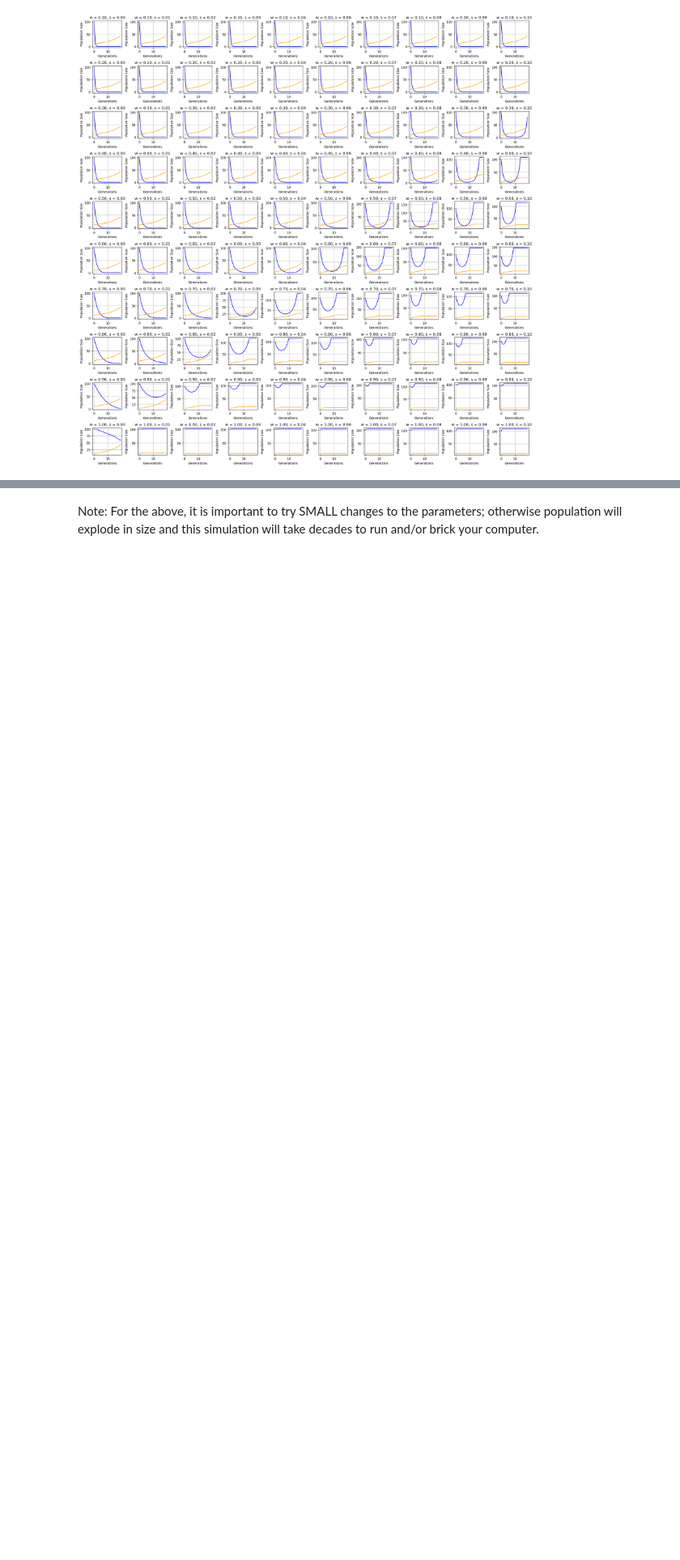
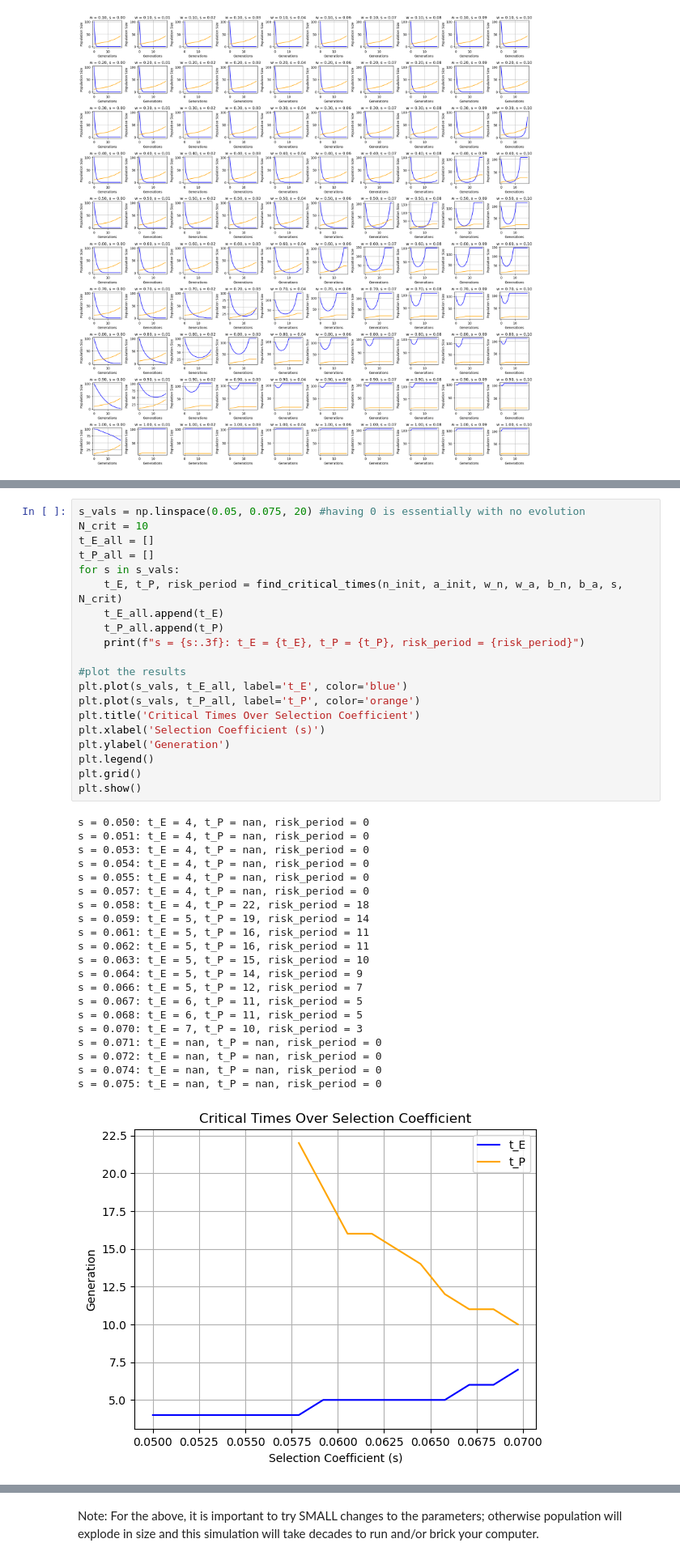
Before and after one commit to jonazhu/extinctionmodeling, a Jupyter notebook: q2_invadingspecies/invader_model.ipynb, the cells around one changed output, grey strips where cells are left out. Shown at 81% size. Cells and saved outputs as stored; diff of their text form; blank space fills up the shorter version.

Commit message:
periodicity analysis

```diff
--- a/q2_invadingspecies/invader_model.ipynb
+++ b/q2_invadingspecies/invader_model.ipynb
@@ -179,3 +244,45 @@ plt.show()
+# %%
+s_vals = np.linspace(0.05, 0.075, 20) #having 0 is essentially with no evolution
+N_crit = 10
+t_E_all = []
+t_P_all = []
+for s in s_vals:
+    t_E, t_P, risk_period = find_critical_times(n_init, a_init, w_n, w_a, b_n, b_a, s, N_crit)
+    t_E_all.append(t_E)
+    t_P_all.append(t_P)
+    print(f"s = {s:.3f}: t_E = {t_E}, t_P = {t_P}, risk_period = {risk_period}")
+
+#plot the results
+plt.plot(s_vals, t_E_all, label='t_E', color='blue')
+plt.plot(s_vals, t_P_all, label='t_P', color='orange')
+plt.title('Critical Times Over Selection Coefficient')
+plt.xlabel('Selection Coefficient (s)')
+plt.ylabel('Generation')
+plt.legend()
+plt.grid()
+plt.show()
+# %% [output]
+s = 0.050: t_E = 4, t_P = nan, risk_period = 0
+s = 0.051: t_E = 4, t_P = nan, risk_period = 0
+s = 0.053: t_E = 4, t_P = nan, risk_period = 0
+s = 0.054: t_E = 4, t_P = nan, risk_period = 0
+s = 0.055: t_E = 4, t_P = nan, risk_period = 0
+s = 0.057: t_E = 4, t_P = nan, risk_period = 0
+s = 0.058: t_E = 4, t_P = 22, risk_period = 18
+s = 0.059: t_E = 5, t_P = 19, risk_period = 14
+s = 0.061: t_E = 5, t_P = 16, risk_period = 11
+s = 0.062: t_E = 5, t_P = 16, risk_period = 11
+s = 0.063: t_E = 5, t_P = 15, risk_period = 10
+s = 0.064: t_E = 5, t_P = 14, risk_period = 9
+s = 0.066: t_E = 5, t_P = 12, risk_period = 7
+s = 0.067: t_E = 6, t_P = 11, risk_period = 5
+s = 0.068: t_E = 6, t_P = 11, risk_period = 5
+s = 0.070: t_E = 7, t_P = 10, risk_period = 3
+s = 0.071: t_E = nan, t_P = nan, risk_period = 0
+s = 0.072: t_E = nan, t_P = nan, risk_period = 0
+s = 0.074: t_E = nan, t_P = nan, risk_period = 0
+s = 0.075: t_E = nan, t_P = nan, risk_period = 0
+[figure, added]
 # %% [markdown]
 ## Discrete-Time, Quantitative Genetic Model
 In this model, essentially we have a bunch of loci that contribute to fitness; like most complex traits, this follows a normal distribution. For simplicity's sake, we ignore the loci (mutation doesn't matter, so we can do this) and focus on the resulting normally distributed phenotypes.
```
Also changed, not shown: parts of 1 cell of this notebook.
